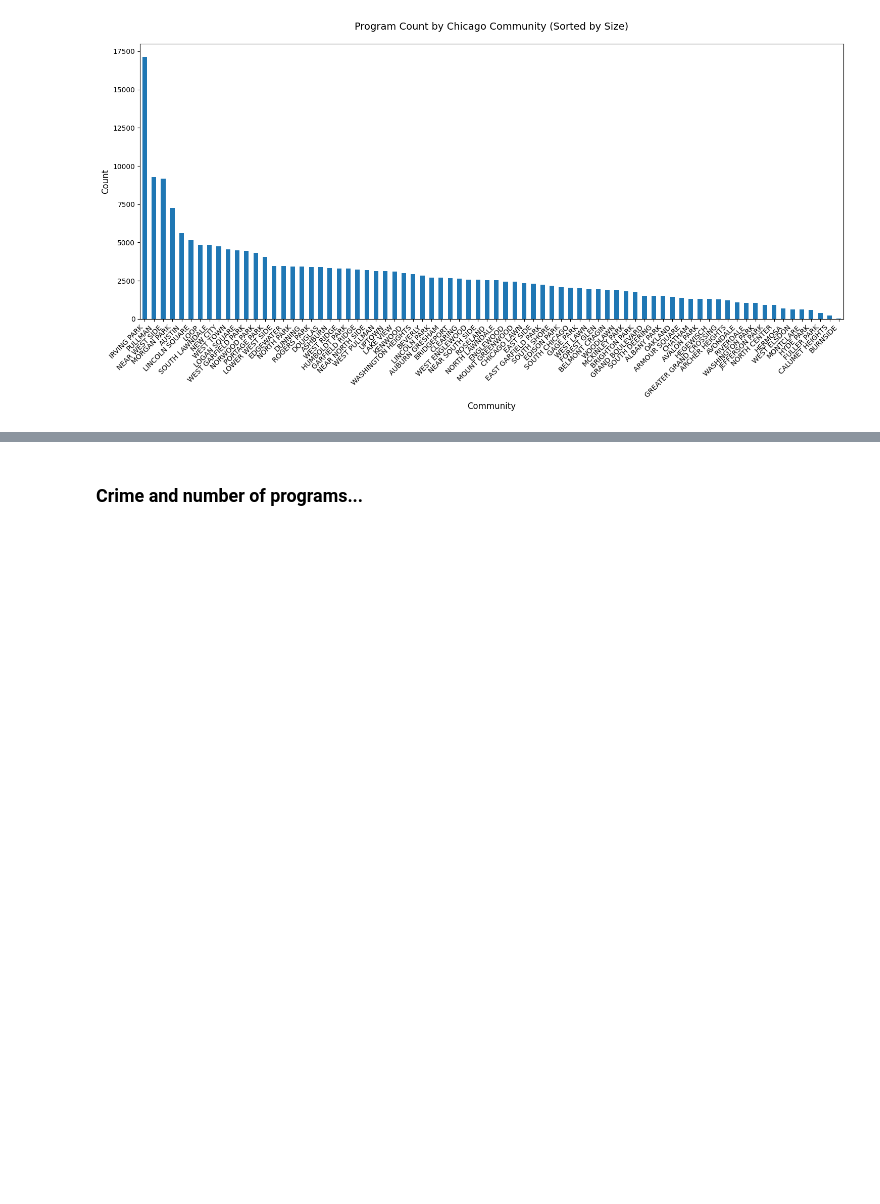
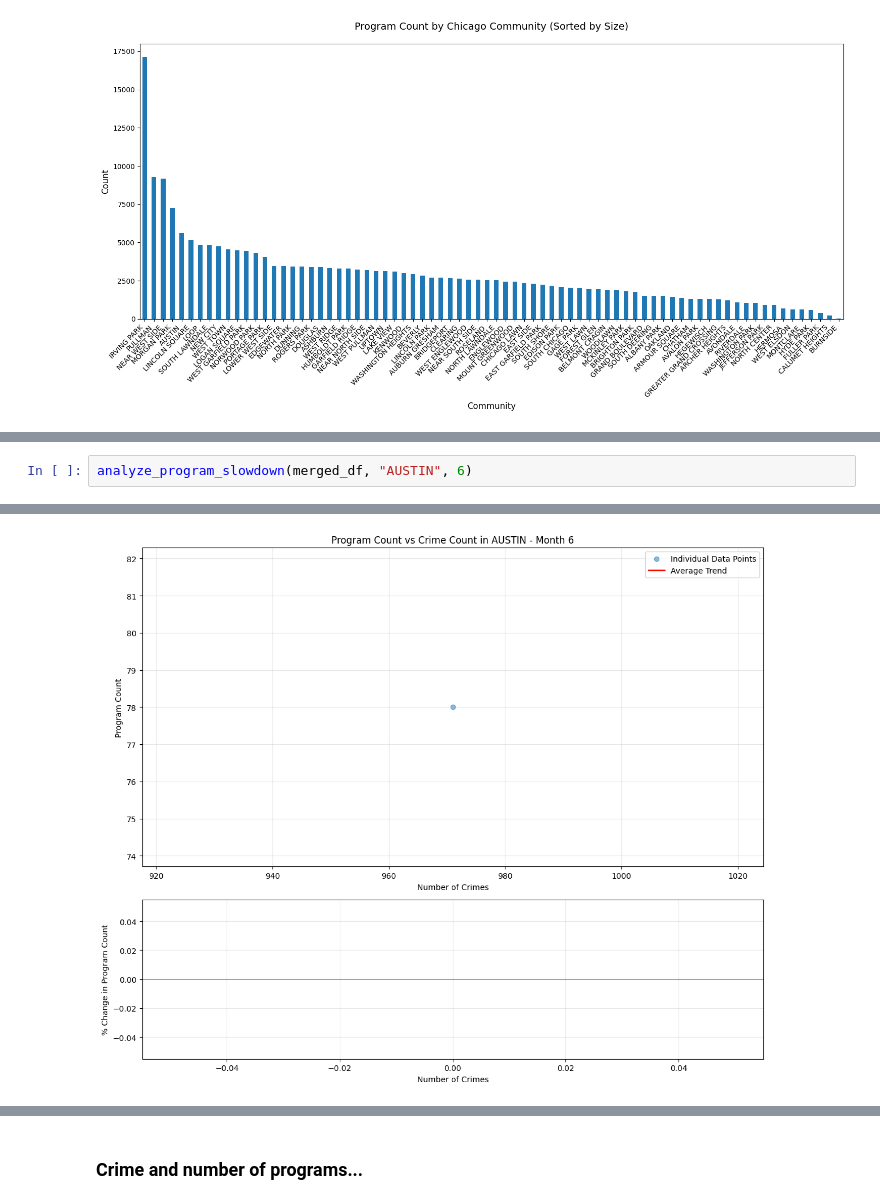
Before and after one commit to haydensterling05/STAT_303-1_Final_Project, a Jupyter notebook: proj.ipynb, the cells around one changed output, grey strips where cells are left out. Drawn from its saved outputs; the diff is of its cells as text; blank space fills up the shorter version.

```diff
--- a/proj.ipynb
+++ b/proj.ipynb
@@ -174,0 +294,3 @@ Index(['Program Name', 'Description', 'Org Name', 'Category Name', 'Capacity',
+# %%
+analyze_program_slowdown(merged_df, "AUSTIN", 6)
+# %% [output]
@@ -174,0 +298 @@ Index(['Program Name', 'Description', 'Org Name', 'Category Name', 'Capacity',
+[figure, added]
```
Also changed, not shown: parts of 15 cells of this notebook.
